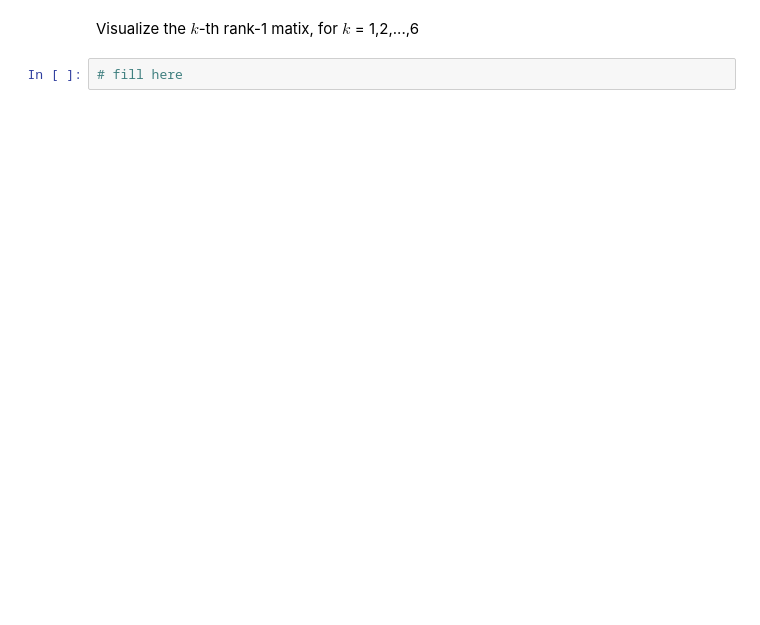
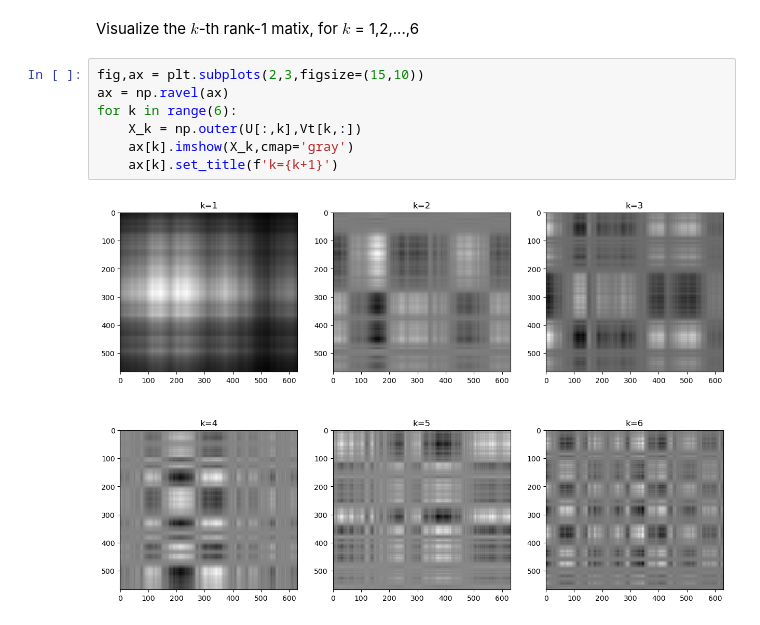
Before and after one commit to Dr4k3z/naml, a Jupyter notebook: labs/Lab01/image_compression.ipynb, the cells around one changed output. Drawn from its saved outputs; the diff is of its cells as text; blank space fills up the shorter version.

```diff
--- a/labs/Lab01/image_compression.ipynb
+++ b/labs/Lab01/image_compression.ipynb
@@ -54,4 +83,11 @@ Visualize the best rank-$k$ matrices, for $k$ = 1, 5, 10, 50, 100, 500
 # %% [markdown]
 Visualize the $k$-th rank-1 matix, for $k$ = 1,2,...,6
-# %%
-# fill here
+# %%
+fig,ax = plt.subplots(2,3,figsize=(15,10))
+ax = np.ravel(ax)
+for k in range(6):
+    X_k = np.outer(U[:,k],Vt[k,:])
+    ax[k].imshow(X_k,cmap='gray')
+    ax[k].set_title(f'k={k+1}')
+# %% [output]
+[figure, added]
```
Also changed, not shown: parts of 6 cells of this notebook, 32 other files.
